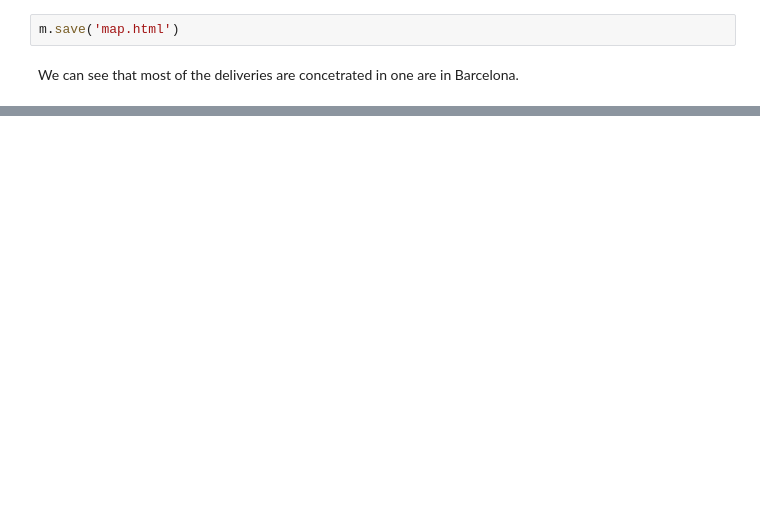
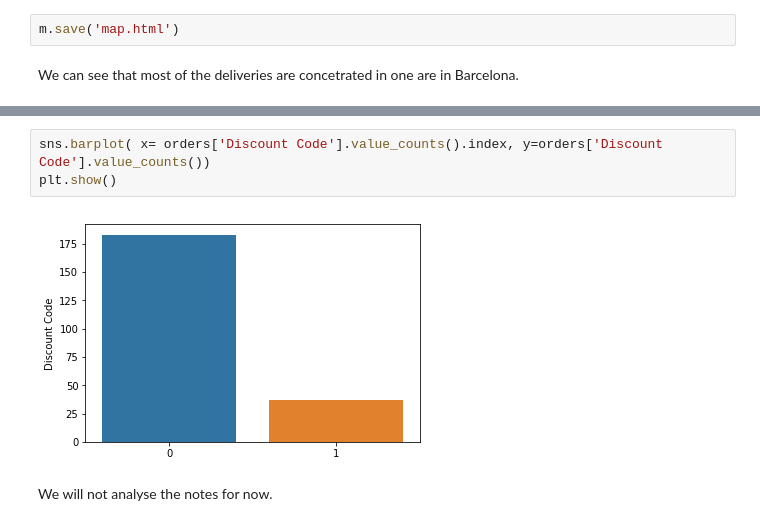
Before and after one commit to adriaferrer/Vimet, a Jupyter notebook: 02. Descriptive statistics/Descriptive_stats_orders.ipynb, the cells around one changed output, grey strips where cells are left out. Cells and saved outputs as stored; diff of their text form; blank space fills up the shorter version.

```diff
--- a/02. Descriptive statistics/Descriptive_stats.ipynb
+++ b/02. Descriptive statistics/Descriptive_stats_orders.ipynb
@@ -145,0 +180,7 @@ We can see that most of the deliveries are concetrated in one are in Barcelona.
+# %%
+sns.barplot( x= orders['Discount Code'].value_counts().index, y=orders['Discount Code'].value_counts())
+plt.show()
+# %% [output]
+[figure, added]
+# %% [markdown]
+We will not analyse the notes for now.
```
Also changed, not shown: parts of 16 cells of this notebook, 1 other file.
